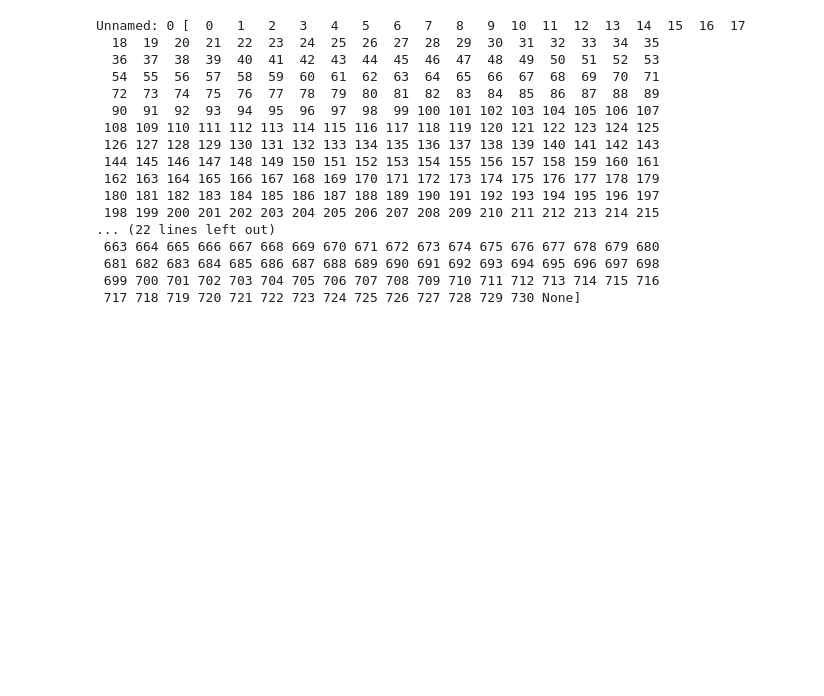
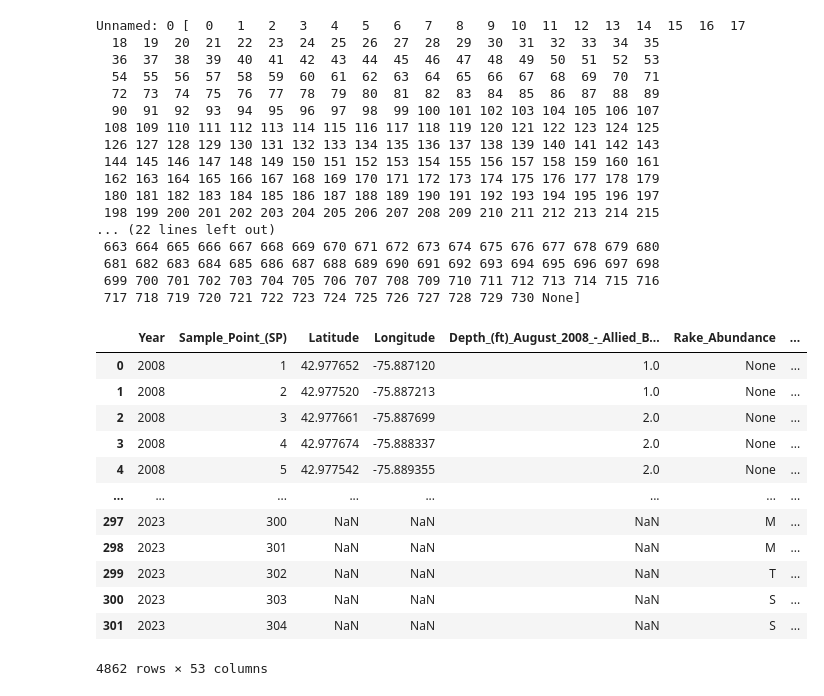
Before and after one commit to kgilbert78/rake-toss-data-cleaning, a Jupyter notebook: combining_tables.ipynb, the cells around one changed output. Saved outputs shown, nothing was run; the diff lists cells and outputs as text; code cells hidden in the pictures; blank space fills up the shorter version.

```diff
--- a/combining_tables.ipynb
+++ b/combining_tables.ipynb
@@ -538,10 +737,10 @@ final_abundance_df = table_b_df[[
   'Nitellopsis_obtusa',
   'Nuphar_variegata',
   'Nymphaea_odorata',
-  'Pithaphora_sp.',
+  # 'Pithaphora_sp.',
   # typo ^ in 2009, duplicate of below
   'Pithophora_sp.',
-  'Polygonam_amphibium',
+  # 'Polygonam_amphibium',
   # typo ^ in 2009, duplicate of below
   'Polygonum_amphibium',
   'Potamogeton__zosteriformis',
@@ -556,19 +755,35 @@ final_abundance_df = table_b_df[[
   'Potamogeton_pusillus',
   'Potamogeton_richardsonii',
   'Potamogeton_zosteriformis',
-  'Potamogeton_zosteriformis ',
+  # 'Potamogeton__zosteriformis ',
   # typo ^ extra space at end, duplicate of the one above it
   'Ranunculus_trichophyllus',
   'Riccia_fluitans',
-  'Spirodela_polyrhia',
+  # 'Spirodela_polyrhia',
   # typo in 2012 ^ duplicate of below
   'Spirodela_polyrhiza',
   'Stuckenia_pectinata',
   'Stuckenia_vaginata',
-  'Utricularia_sp.',
+  # 'Utricularia_sp.',
   # can i combine above & below?
   'Utricularia_vulgaris',
   'Vallisneria_americana',
   'Wolffia_columbiana',
   'Zannichellia_palustris'
 ]].copy()
+# %%
+final_abundance_df
+# %% [output]
+|  | Year | Sample_Point_(SP) | Latitude | Longitude | Depth_(ft)_August_2008_-_Allied_B... | Rake_Abundance | ... |
+| 0 | 2008 | 1 | 42.977652 | -75.887120 | 1.0 | None | ... |
+| 1 | 2008 | 2 | 42.977520 | -75.887213 | 1.0 | None | ... |
+| 2 | 2008 | 3 | 42.977661 | -75.887699 | 2.0 | None | ... |
+| 3 | 2008 | 4 | 42.977674 | -75.888337 | 2.0 | None | ... |
+| 4 | 2008 | 5 | 42.977542 | -75.889355 | 2.0 | None | ... |
+| ... | ... | ... | ... | ... | ... | ... | ... |
+| 297 | 2023 | 300 | NaN | NaN | NaN | M | ... |
+| 298 | 2023 | 301 | NaN | NaN | NaN | M | ... |
+| 299 | 2023 | 302 | NaN | NaN | NaN | T | ... |
+| 300 | 2023 | 303 | NaN | NaN | NaN | S | ... |
+| 301 | 2023 | 304 | NaN | NaN | NaN | S | ... |
+4862 rows × 53 columns
```
Also changed, not shown: parts of 28 cells of this notebook, 3 other files.
